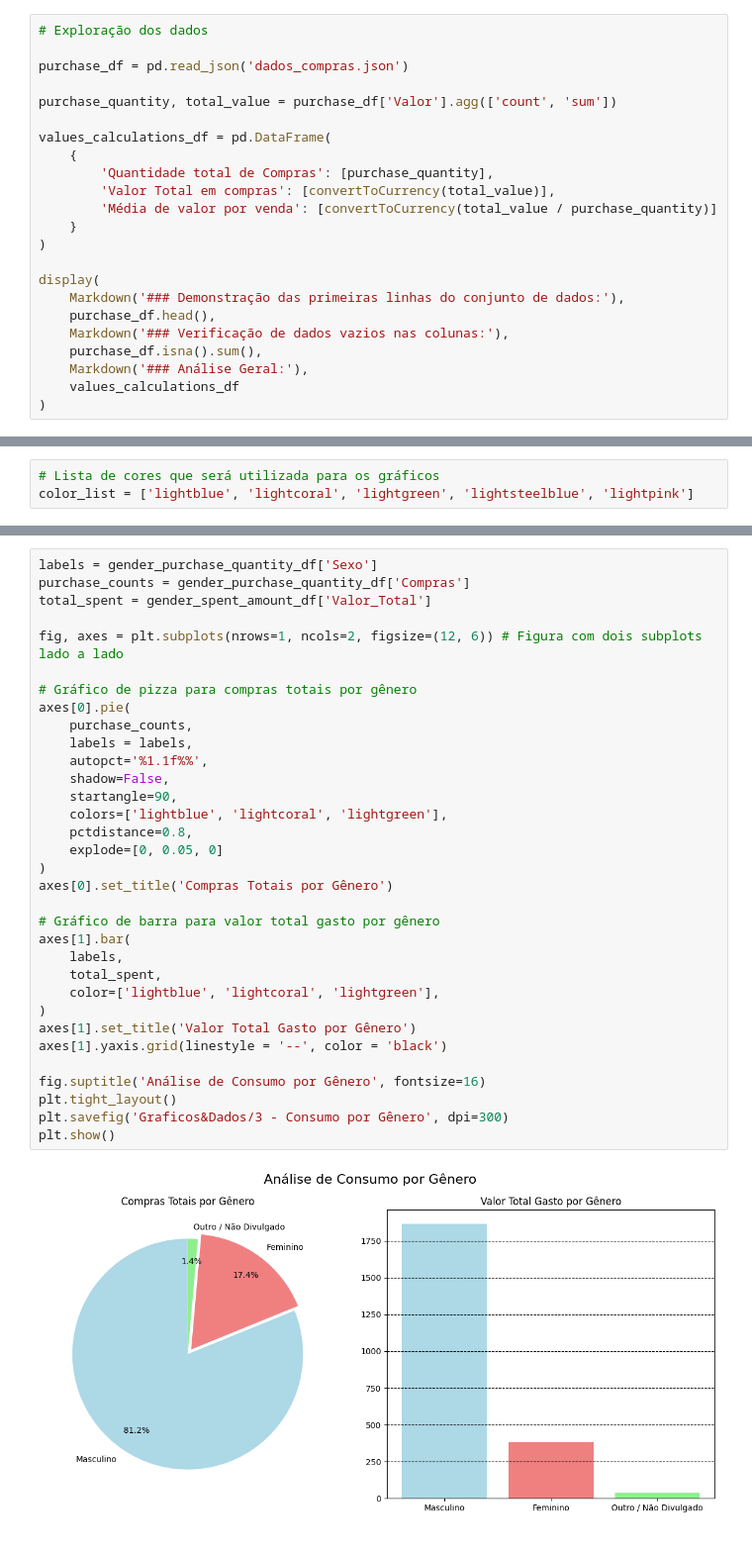
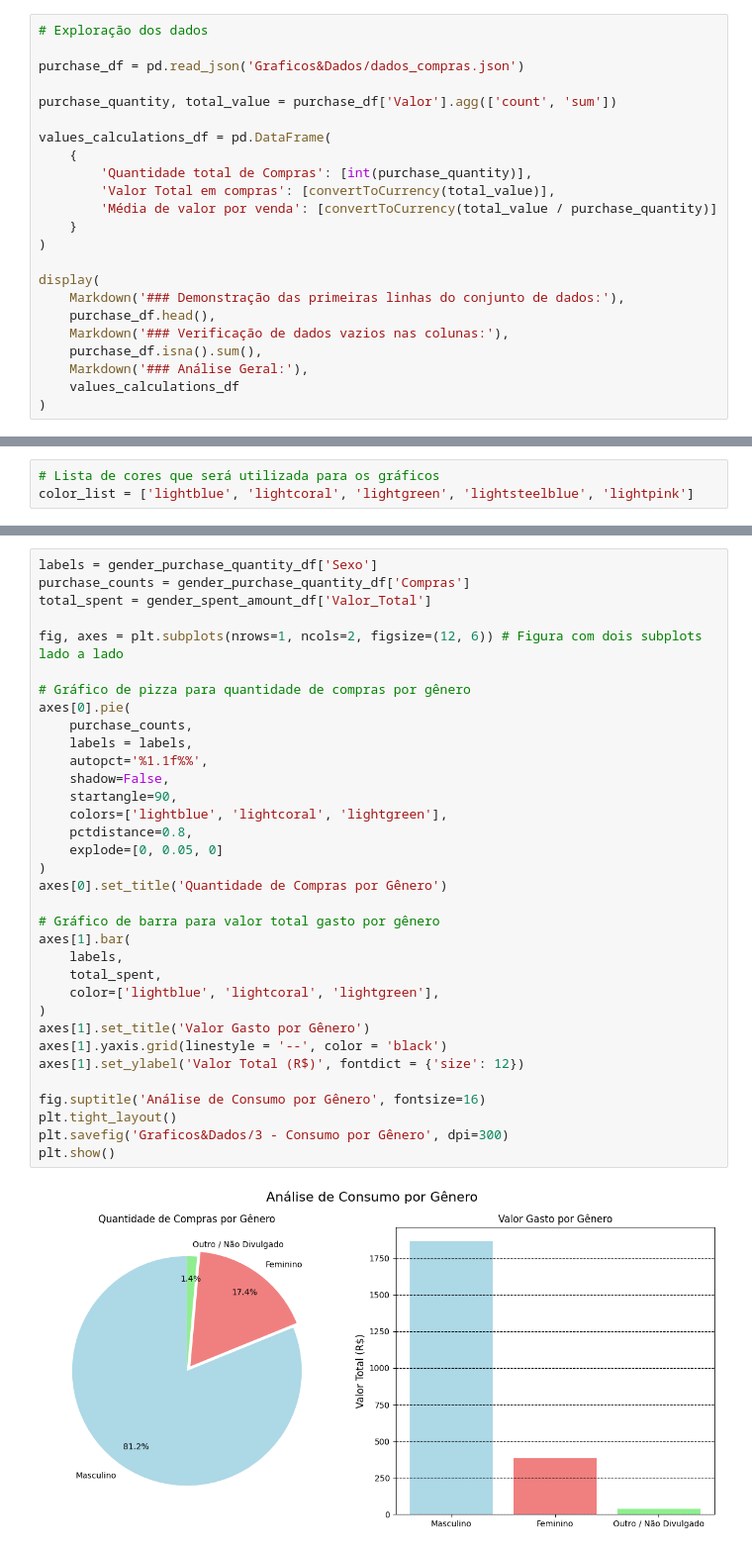
Before and after one commit to davichiqueti/Challenge-Hooklab, a Jupyter notebook: Resolução.ipynb, the cells around one changed output, grey strips where cells are left out. Shown at 99% size. Drawn from its saved outputs; the diff is of its cells as text.

```diff
--- a/Resolução.ipynb
+++ b/Resolução.ipynb
@@ -77,13 +77,13 @@ def convertToCurrency(value):
 # %%
 # Exploração dos dados
 
-purchase_df = pd.read_json('dados_compras.json')
+purchase_df = pd.read_json('Graficos&Dados/dados_compras.json')
 
 purchase_quantity, total_value = purchase_df['Valor'].agg(['count', 'sum'])
 
 values_calculations_df = pd.DataFrame(
     {
-        'Quantidade total de Compras': [purchase_quantity],
+        'Quantidade total de Compras': [int(purchase_quantity)],
         'Valor Total em compras': [convertToCurrency(total_value)],
         'Média de valor por venda': [convertToCurrency(total_value / purchase_quantity)]
     }
@@ -267,34 +251,35 @@ plt.show()
 labels = gender_purchase_quantity_df['Sexo']
 purchase_counts = gender_purchase_quantity_df['Compras']
 total_spent = gender_spent_amount_df['Valor_Total']
 
 fig, axes = plt.subplots(nrows=1, ncols=2, figsize=(12, 6)) # Figura com dois subplots lado a lado
 
-# Gráfico de pizza para compras totais por gênero
+# Gráfico de pizza para quantidade de compras por gênero
 axes[0].pie(
     purchase_counts,
     labels = labels,
     autopct='%1.1f%%',
     shadow=False,
     startangle=90,
     colors=['lightblue', 'lightcoral', 'lightgreen'],
     pctdistance=0.8,
     explode=[0, 0.05, 0]
 )
-axes[0].set_title('Compras Totais por Gênero')
+axes[0].set_title('Quantidade de Compras por Gênero')
 
 # Gráfico de barra para valor total gasto por gênero
 axes[1].bar(
     labels,
     total_spent,
     color=['lightblue', 'lightcoral', 'lightgreen'],
 )
-axes[1].set_title('Valor Total Gasto por Gênero')
+axes[1].set_title('Valor Gasto por Gênero')
 axes[1].yaxis.grid(linestyle = '--', color = 'black')
+axes[1].set_ylabel('Valor Total (R$)', fontdict = {'size': 12})
 
 fig.suptitle('Análise de Consumo por Gênero', fontsize=16)
 plt.tight_layout()
 plt.savefig('Graficos&Dados/3 - Consumo por Gênero', dpi=300)
 plt.show()
 # %% [output]
-[figure, old version]
+[figure, new version]
```
Also changed, not shown: parts of 8 cells of this notebook, 7 other files.
